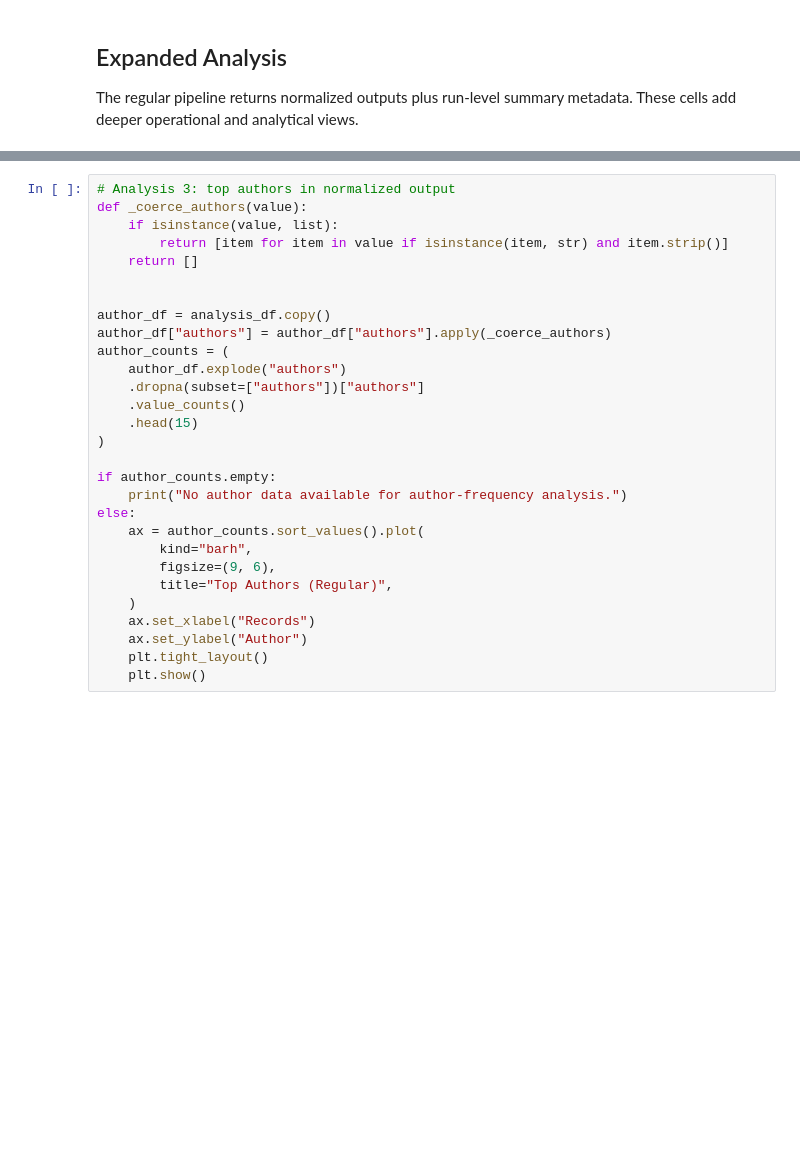
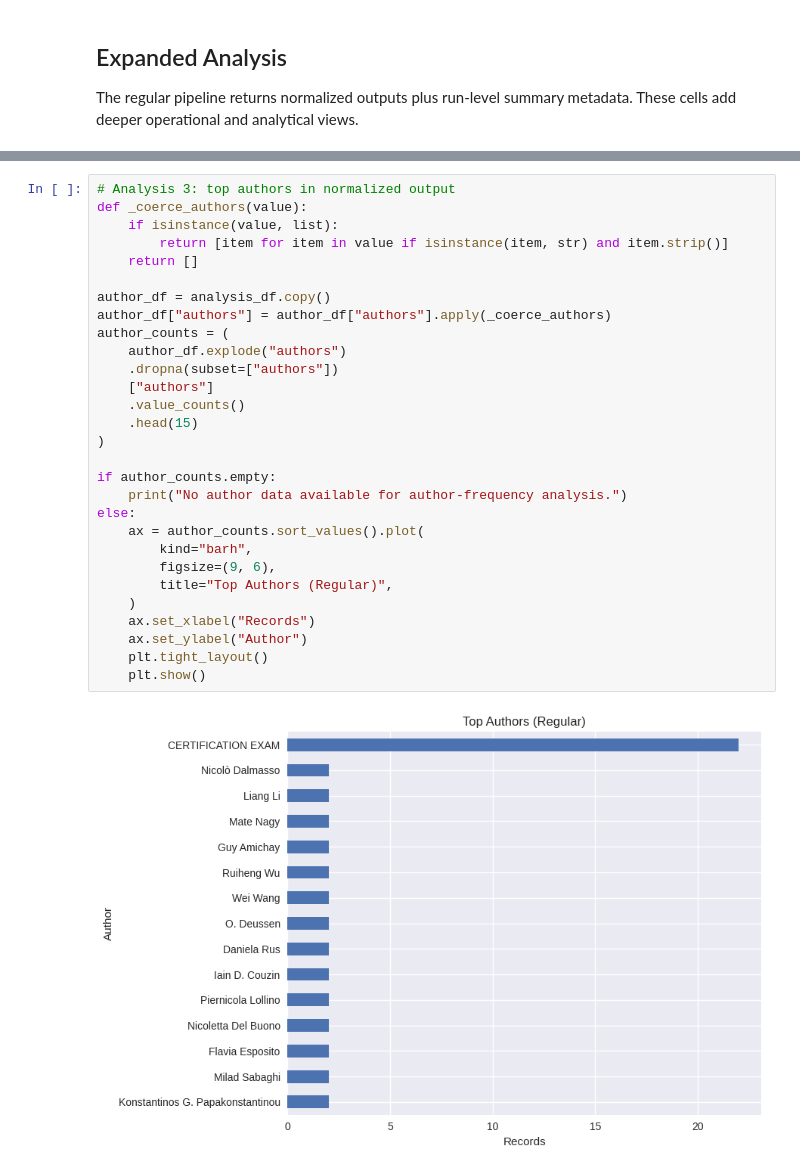
Before and after one commit to Woys/text-ingest, a Jupyter notebook: examples/regular_processing_visualization.ipynb, the cells around one changed output, grey strips where cells are left out. Saved outputs shown, nothing was run; the diff lists cells and outputs as text; blank space fills up the shorter version.

```diff
--- a/examples/regular_processing_visualization.ipynb
+++ b/examples/regular_processing_visualization.ipynb
@@ -231,32 +232,34 @@ quality
 # %%
 # Analysis 3: top authors in normalized output
 def _coerce_authors(value):
     if isinstance(value, list):
         return [item for item in value if isinstance(item, str) and item.strip()]
     return []
 
-
 author_df = analysis_df.copy()
 author_df["authors"] = author_df["authors"].apply(_coerce_authors)
 author_counts = (
     author_df.explode("authors")
-    .dropna(subset=["authors"])["authors"]
+    .dropna(subset=["authors"])
+    ["authors"]
     .value_counts()
     .head(15)
 )
 
 if author_counts.empty:
     print("No author data available for author-frequency analysis.")
 else:
     ax = author_counts.sort_values().plot(
         kind="barh",
         figsize=(9, 6),
         title="Top Authors (Regular)",
     )
     ax.set_xlabel("Records")
     ax.set_ylabel("Author")
     plt.tight_layout()
     plt.show()
+# %% [output]
+[figure, added]
 # %%
 # Analysis 4: source mix over time
 daily_source = (
```
Also changed, not shown: parts of 5 cells of this notebook, 1 other file.
